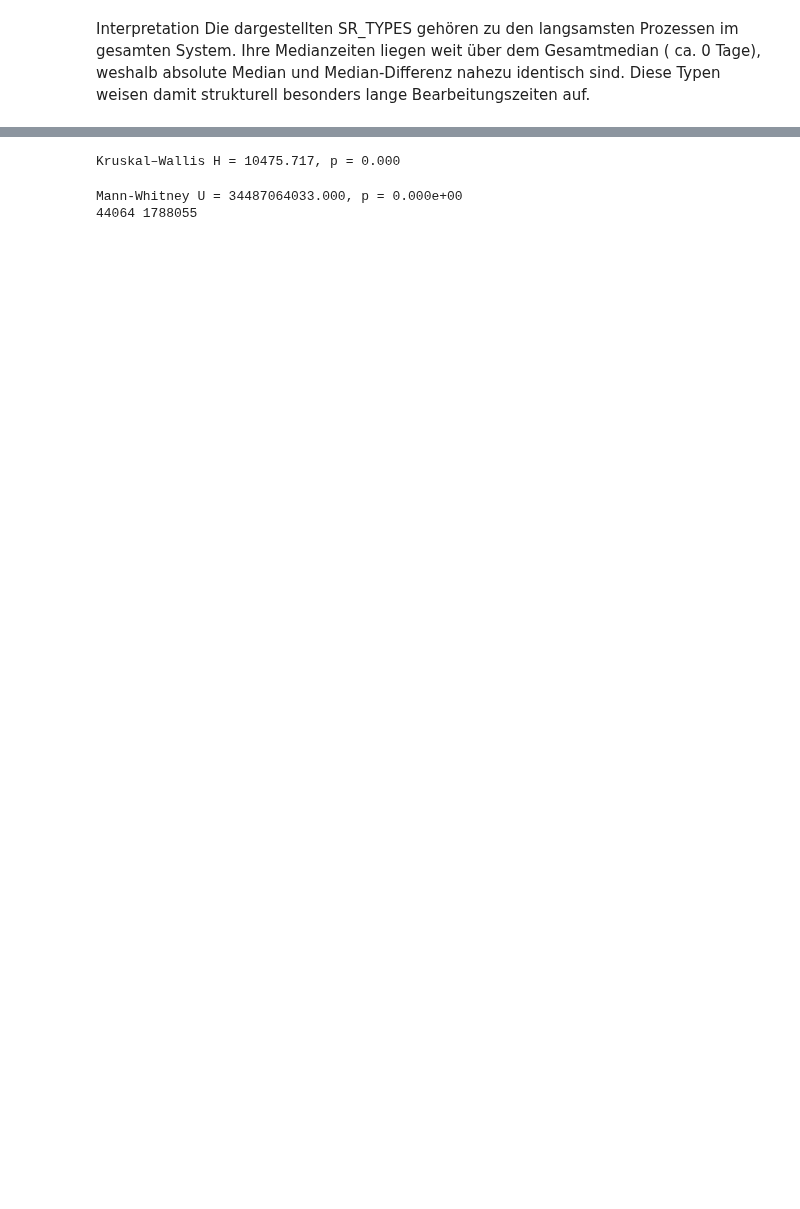
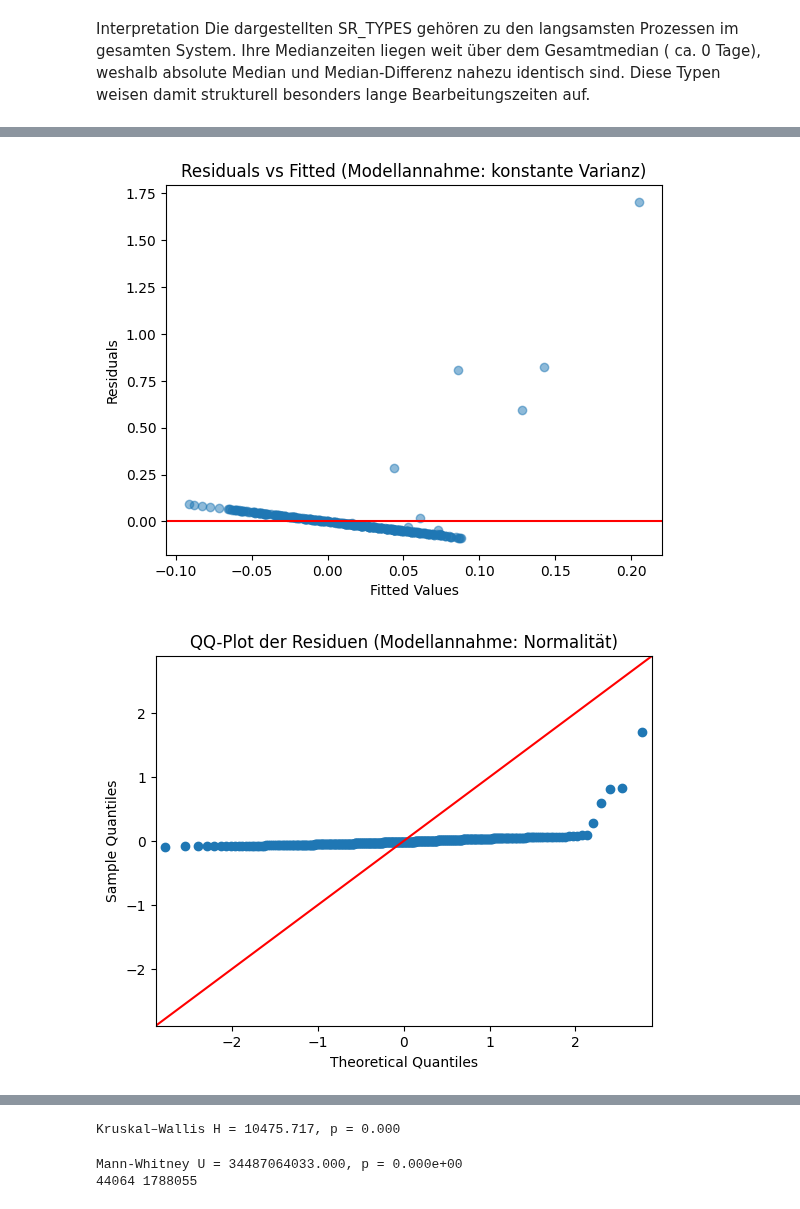
Before and after one commit to Ameowsle/Statistic-Macher, a Jupyter notebook: Bearbeitungszeit_SR_Requests.ipynb, the cells around one changed output, grey strips where cells are left out. Saved outputs shown, nothing was run; the diff lists cells and outputs as text; code cells hidden in the pictures; blank space fills up the shorter version.

```diff
--- a/Bearbeitungszeit_SR_Requests.ipynb
+++ b/Bearbeitungszeit_SR_Requests.ipynb
@@ -861,0 +1000,16 @@ Die dargestellten SR_TYPES gehören zu den langsamsten Prozessen im gesamten Sys
+# %%
+import statsmodels.api as sm
+# Täglicher Workload und mediane Bearbeitungszeit
+daily = erledigt.groupby(erledigt["CREATED_DATE"].dt.date).agg(
+    workload=("SR_NUMBER", "count"),          # Anzahl Anfragen pro Tag
+    median_rt=("response_time", "median")     # Median Bearbeitungszeit pro Tag
+)
+
+
+X = daily["workload"] #unabhängige Variable
+y = daily["median_rt"] #abhängige Variable
+
+X = sm.add_constant(X)               # Intercept-Term hinzufügen
+
+model = sm.OLS(y, X).fit()
+print(model.summary())
@@ -861,0 +1052,20 @@ Die dargestellten SR_TYPES gehören zu den langsamsten Prozessen im gesamten Sys
+# %%
+# Residualanalyse
+residuals = model.resid
+fitted = model.fittedvalues
+
+# Residuen vs Fitted
+plt.scatter(fitted, residuals, alpha=0.5)
+plt.axhline(0, color="red")
+plt.xlabel("Fitted Values")
+plt.ylabel("Residuals")
+plt.title("Residuals vs Fitted (Modellannahme: konstante Varianz)")
+plt.show()
+
+# QQ-Plot
+sm.qqplot(residuals, line="45")
+plt.title("QQ-Plot der Residuen (Modellannahme: Normalität)")
+plt.show()
+# %% [output]
+[figure, added]
+[figure, added]
```
Also changed, not shown: parts of 37 cells of this notebook.
